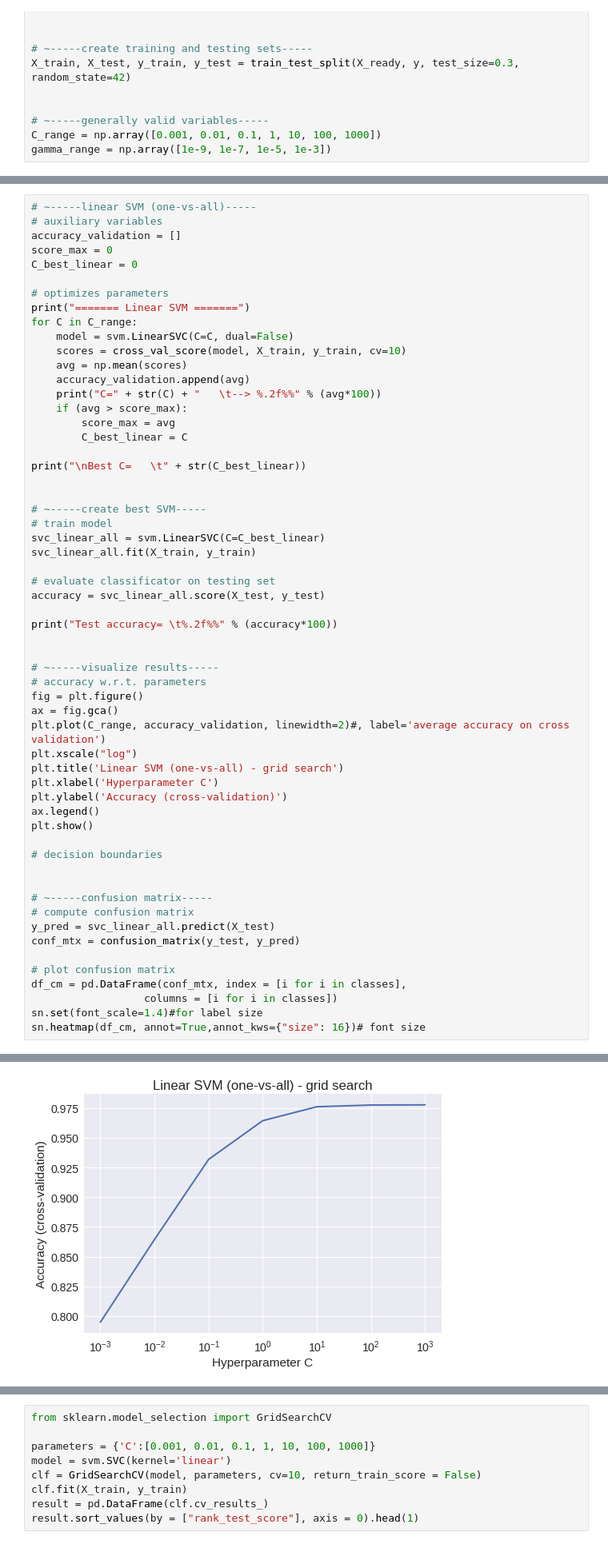
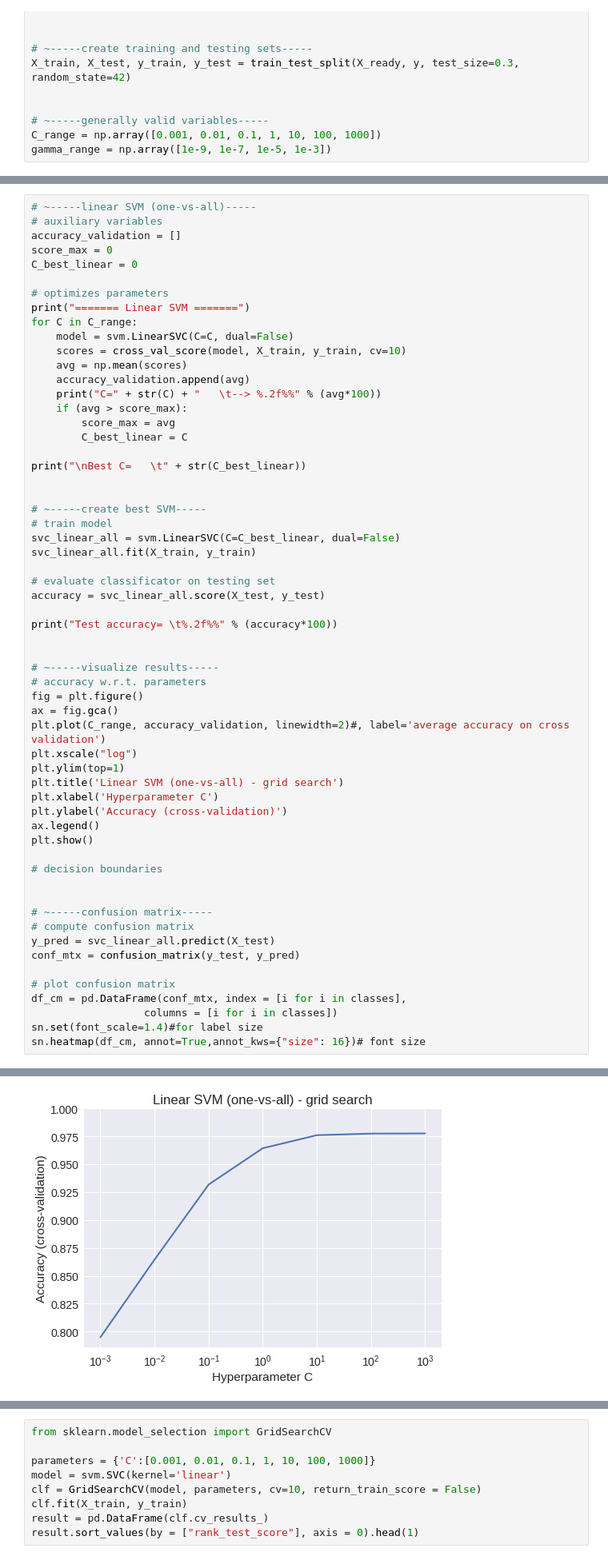
Before and after one commit to MattiaPOLI/DR14, a Jupyter notebook: SVM.ipynb, the cells around one changed output, grey strips where cells are left out. Shown at 80% size. Saved outputs shown, nothing was run; the diff lists cells and outputs as text.

```diff
--- a/SVM.ipynb
+++ b/SVM.ipynb
@@ -200,7 +201,7 @@ print("\nBest C=   \t" + str(C_best_linear))
 
 # ~-----create best SVM-----
 # train model
-svc_linear_all = svm.LinearSVC(C=C_best_linear)
+svc_linear_all = svm.LinearSVC(C=C_best_linear, dual=False)
 svc_linear_all.fit(X_train, y_train)
 
 # evaluate classificator on testing set
@@ -215,6 +216,7 @@ fig = plt.figure()
 ax = fig.gca()
 plt.plot(C_range, accuracy_validation, linewidth=2)#, label='average accuracy on cross validation')
 plt.xscale("log")
+plt.ylim(top=1)
 plt.title('Linear SVM (one-vs-all) - grid search')
 plt.xlabel('Hyperparameter C')
 plt.ylabel('Accuracy (cross-validation)')
@@ -250,2 +252,2 @@ Test accuracy=  93.77%
-[figure, old version]
+[figure, new version]
 <matplotlib.axes._subplots.AxesSubplot at 0x...>
```
Also changed, not shown: parts of 4 cells of this notebook.
